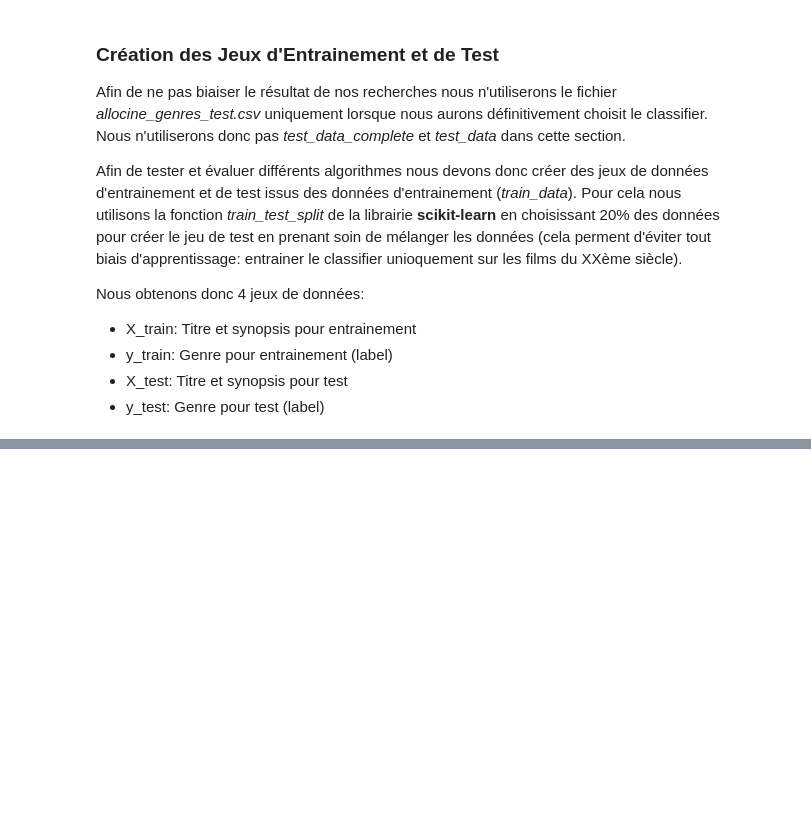
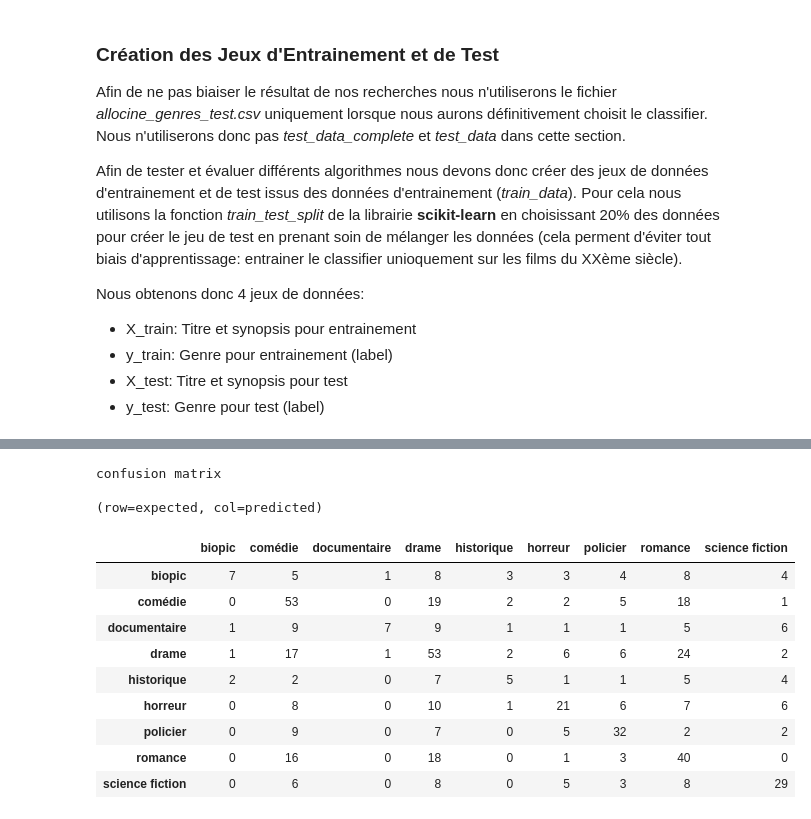
Before and after one commit to FABallemand/ProjetTAL, a Jupyter notebook: partie_1/partie_1.ipynb, the cells around one changed output, grey strips where cells are left out. Saved outputs shown, nothing was run; the diff lists cells and outputs as text; code cells hidden in the pictures; blank space fills up the shorter version.

```diff
--- a/partie_1/partie_1.ipynb
+++ b/partie_1/partie_1.ipynb
@@ -157,28 +107,26 @@ Cependant, nous pouvons utiliser un transformer pour obtenir des informations st
 from sklearn.feature_extraction import DictVectorizer
 from sklearn.preprocessing import FunctionTransformer, MinMaxScaler
 
-# Source : https://scikit-learn.org/stable/auto_examples/compose/plot_column_transformer.html
+# Source: https://scikit-learn.org/stable/auto_examples/compose/plot_column_transformer.html
 def text_stats(descriptions):
     return [{"length": len(text), "num_sentences": text.count(".")} for text in descriptions]
 
 text_stats_transformer = FunctionTransformer(text_stats)
 text_stats_vectorizer = DictVectorizer(sparse=False)
 
-res_dict = text_stats_transformer.transform(train_data.description.head())
+res_dict = text_stats_transformer.transform(train_data.synopsis.head())
 res_stats = text_stats_vectorizer.fit_transform(res_dict)
 print("Input descriptions")
-print(train_data.description.head())
-print()
+print(train_data.synopsis.head())
 print("Output statistics")
 stats = pd.DataFrame(res_stats, columns=text_stats_vectorizer.get_feature_names())
-stats
+print(stats)
 
 min_max_scaler = MinMaxScaler()
 scaled_stats = min_max_scaler.fit_transform(res_stats)
 
 print("Before MinMax scaling")
 print(res_stats)
-print()
 print("After MinMax scaling")
 print(scaled_stats)
 # %% [output]
@@ -209,0 +277,26 @@ TP1 ->
+# %%
+from sklearn.metrics import confusion_matrix
+
+# Liste des labels (classes) se trouvant dans les données de test
+labels = np.unique(y_test)
+# Matrice de confusion
+cm = confusion_matrix(y_test, y_pred, labels=labels)
+# Matrice de confusion sous forme de DataFrame
+confusion_df = pd.DataFrame(cm, index=labels, columns=labels)
+print('confusion matrix\n')
+print('(row=expected, col=predicted)')
+confusion_df.head(n=15)
+# %% [output]
+confusion matrix
+
+(row=expected, col=predicted)
+|  | biopic | comédie | documentaire | drame | historique | horreur | policier | romance | science fiction |
+| biopic | 7 | 5 | 1 | 8 | 3 | 3 | 4 | 8 | 4 |
+| comédie | 0 | 53 | 0 | 19 | 2 | 2 | 5 | 18 | 1 |
+| documentaire | 1 | 9 | 7 | 9 | 1 | 1 | 1 | 5 | 6 |
+| drame | 1 | 17 | 1 | 53 | 2 | 6 | 6 | 24 | 2 |
+| historique | 2 | 2 | 0 | 7 | 5 | 1 | 1 | 5 | 4 |
+| horreur | 0 | 8 | 0 | 10 | 1 | 21 | 6 | 7 | 6 |
+| policier | 0 | 9 | 0 | 7 | 0 | 5 | 32 | 2 | 2 |
+| romance | 0 | 16 | 0 | 18 | 0 | 1 | 3 | 40 | 0 |
+| science fiction | 0 | 6 | 0 | 8 | 0 | 5 | 3 | 8 | 29 |
```
Also changed, not shown: parts of 25 cells of this notebook.
